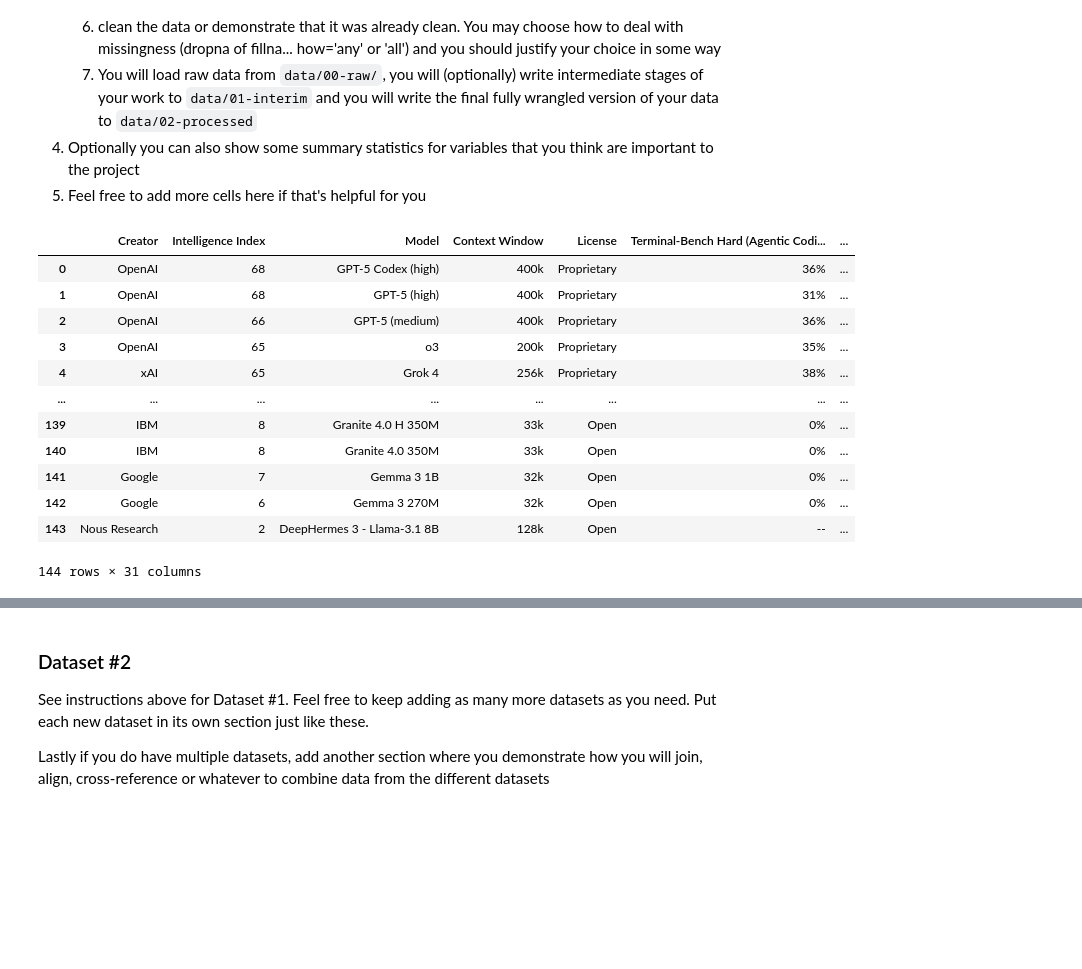
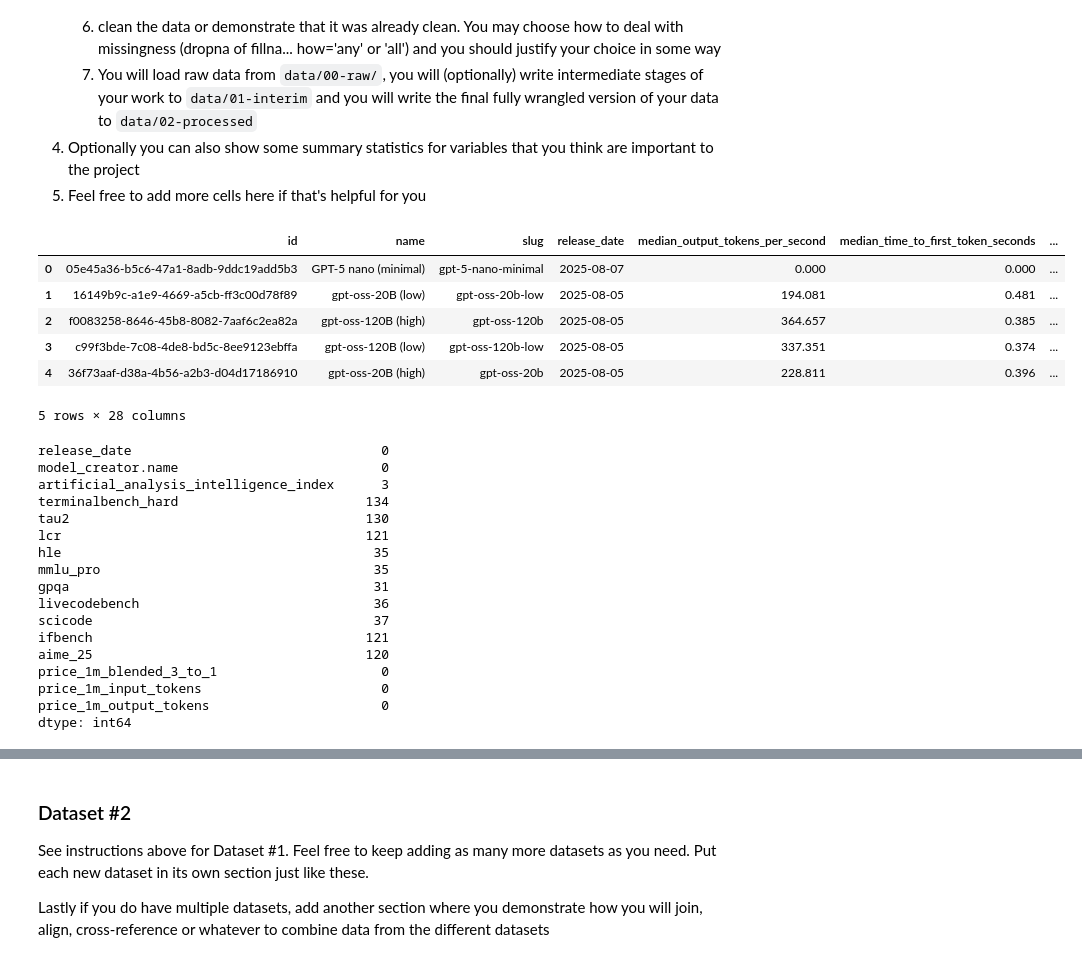
Before and after one commit to JamesDrQ/llm-performance-vs-cost, a Jupyter notebook: 01-DataCheckpoint.ipynb, the cells around one changed output, grey strips where cells are left out. Drawn from its saved outputs; the diff is of its cells as text; code cells hidden in the pictures; blank space fills up the shorter version.

```diff
--- a/01-DataCheckpoint.ipynb
+++ b/01-DataCheckpoint.ipynb
@@ -157,19 +157,13 @@ Instructions:
 import pandas as pd
 import numpy as np
 # %%
-leaderboard = pd.read_csv('data/00-raw/leaderboard.csv')
-leaderboard
+leaderboard = pd.read_csv('data/00-raw/llm_performance_leaderboard.csv')
+leaderboard.head()
 # %% [output]
-|  | Creator | Intelligence Index | Model | Context Window | License | Terminal-Bench Hard (Agentic Codi... | ... |
-| 0 | OpenAI | 68 | GPT-5 Codex (high) | 400k | Proprietary | 36% | ... |
-| 1 | OpenAI | 68 | GPT-5 (high) | 400k | Proprietary | 31% | ... |
-| 2 | OpenAI | 66 | GPT-5 (medium) | 400k | Proprietary | 36% | ... |
-| 3 | OpenAI | 65 | o3 | 200k | Proprietary | 35% | ... |
-| 4 | xAI | 65 | Grok 4 | 256k | Proprietary | 38% | ... |
-| ... | ... | ... | ... | ... | ... | ... | ... |
-| 139 | IBM | 8 | Granite 4.0 H 350M | 33k | Open | 0% | ... |
-| 140 | IBM | 8 | Granite 4.0 350M | 33k | Open | 0% | ... |
-| 141 | Google | 7 | Gemma 3 1B | 32k | Open | 0% | ... |
-| 142 | Google | 6 | Gemma 3 270M | 32k | Open | 0% | ... |
-| 143 | Nous Research | 2 | DeepHermes 3 - Llama-3.1 8B | 128k | Open | -- | ... |
+|  | id | name | slug | release_date | median_output_tokens_per_second | median_time_to_first_token_seconds | ... |
+| 0 | 05e45a36-b5c6-47a1-8adb-9ddc19add5b3 | GPT-5 nano (minimal) | gpt-5-nano-minimal | 2025-08-07 | 0.000 | 0.000 | ... |
+| 1 | 16149b9c-a1e9-4669-a5cb-ff3c00d78f89 | gpt-oss-20B (low) | gpt-oss-20b-low | 2025-08-05 | 194.081 | 0.481 | ... |
+| 2 | f0083258-8646-45b8-8082-7aaf6c2ea82a | gpt-oss-120B (high) | gpt-oss-120b | 2025-08-05 | 364.657 | 0.385 | ... |
+| 3 | c99f3bde-7c08-4de8-bd5c-8ee9123ebffa | gpt-oss-120B (low) | gpt-oss-120b-low | 2025-08-05 | 337.351 | 0.374 | ... |
+| 4 | 36f73aaf-d38a-4b56-a2b3-d04d17186910 | gpt-oss-20B (high) | gpt-oss-20b | 2025-08-05 | 228.811 | 0.396 | ... |
-144 rows × 31 columns
+5 rows × 28 columns
@@ -175,0 +178,21 @@ leaderboard
+# %%
+leaderboard = leaderboard.set_index('name').drop(columns='id')
+leaderboard.isnull().sum()
+# %% [output]
+release_date                                0
+model_creator.name                          0
+artificial_analysis_intelligence_index      3
+terminalbench_hard                        134
+tau2                                      130
+lcr                                       121
+hle                                        35
+mmlu_pro                                   35
+gpqa                                       31
+livecodebench                              36
+scicode                                    37
+ifbench                                   121
+aime_25                                   120
+price_1m_blended_3_to_1                     0
+price_1m_input_tokens                       0
+price_1m_output_tokens                      0
+dtype: int64
```
Also changed, not shown: parts of 3 cells of this notebook.
